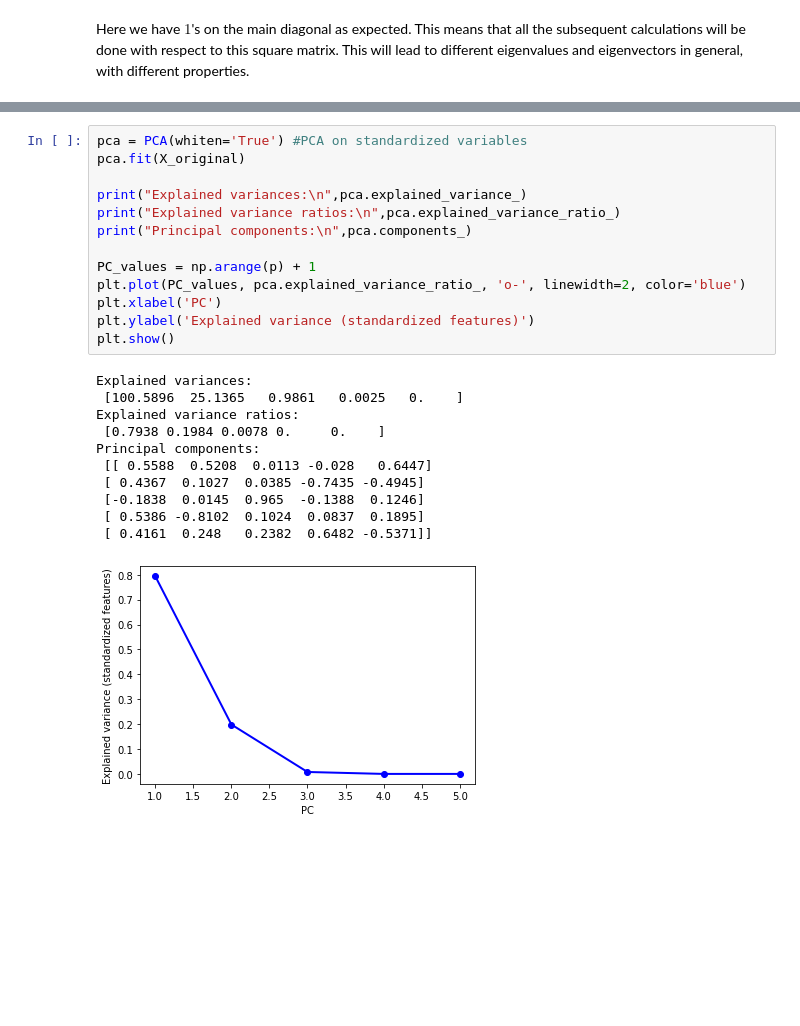
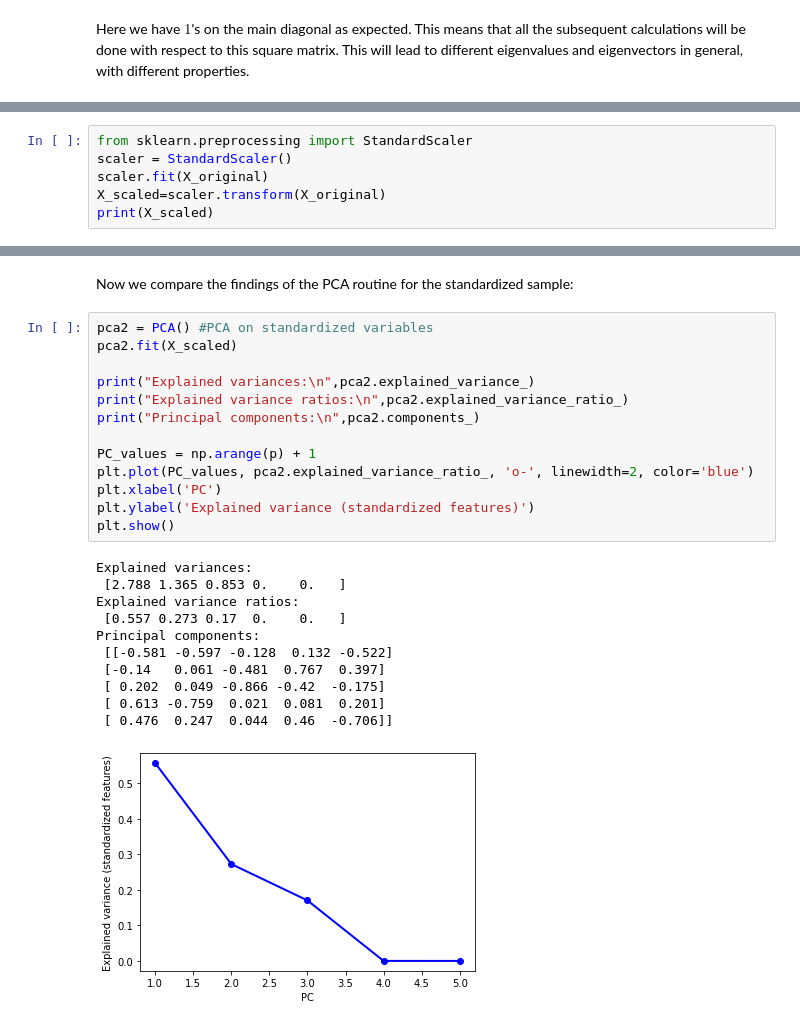
Before and after one commit to fbalogh16/public, a Jupyter notebook: PCA_intro.ipynb, the cells around one changed output, grey strips where cells are left out. Drawn from its saved outputs; the diff is of its cells as text; blank space fills up the shorter version.

```diff
--- a/PCA_intro.ipynb
+++ b/PCA_intro.ipynb
@@ -897,0 +971,6 @@ In scikit-learn, we can use the option parameter "whiten=True" to standardize th
+# %%
+from sklearn.preprocessing import StandardScaler
+scaler = StandardScaler()
+scaler.fit(X_original)
+X_scaled=scaler.transform(X_original)
+print(X_scaled)
@@ -898,25 +997,27 @@ In scikit-learn, we can use the option parameter "whiten=True" to standardize th
+# %% [markdown]
+Now we compare the findings of the PCA routine for the standardized sample:
 # %%
-pca = PCA(whiten='True') #PCA on standardized variables
-pca.fit(X_original)
+pca2 = PCA() #PCA on standardized variables
+pca2.fit(X_scaled)
 
-print("Explained variances:\n",pca.explained_variance_)
-print("Explained variance ratios:\n",pca.explained_variance_ratio_)
-print("Principal components:\n",pca.components_)
+print("Explained variances:\n",pca2.explained_variance_)
+print("Explained variance ratios:\n",pca2.explained_variance_ratio_)
+print("Principal components:\n",pca2.components_)
 
 PC_values = np.arange(p) + 1
-plt.plot(PC_values, pca.explained_variance_ratio_, 'o-', linewidth=2, color='blue')
+plt.plot(PC_values, pca2.explained_variance_ratio_, 'o-', linewidth=2, color='blue')
 plt.xlabel('PC')
 plt.ylabel('Explained variance (standardized features)')
 plt.show()
 # %% [output]
 Explained variances:
- [100.5896  25.1365   0.9861   0.0025   0.    ]
+ [2.788 1.365 0.853 0.    0.   ]
 Explained variance ratios:
- [0.7938 0.1984 0.0078 0.     0.    ]
+ [0.557 0.273 0.17  0.    0.   ]
 Principal components:
- [[ 0.5588  0.5208  0.0113 -0.028   0.6447]
- [ 0.4367  0.1027  0.0385 -0.7435 -0.4945]
- [-0.1838  0.0145  0.965  -0.1388  0.1246]
- [ 0.5386 -0.8102  0.1024  0.0837  0.1895]
- [ 0.4161  0.248   0.2382  0.6482 -0.5371]]
+ [[-0.581 -0.597 -0.128  0.132 -0.522]
+ [-0.14   0.061 -0.481  0.767  0.397]
+ [ 0.202  0.049 -0.866 -0.42  -0.175]
+ [ 0.613 -0.759  0.021  0.081  0.201]
+ [ 0.476  0.247  0.044  0.46  -0.706]]
-[figure, old version]
+[figure, new version]
```
Also changed, not shown: parts of 43 cells of this notebook.
